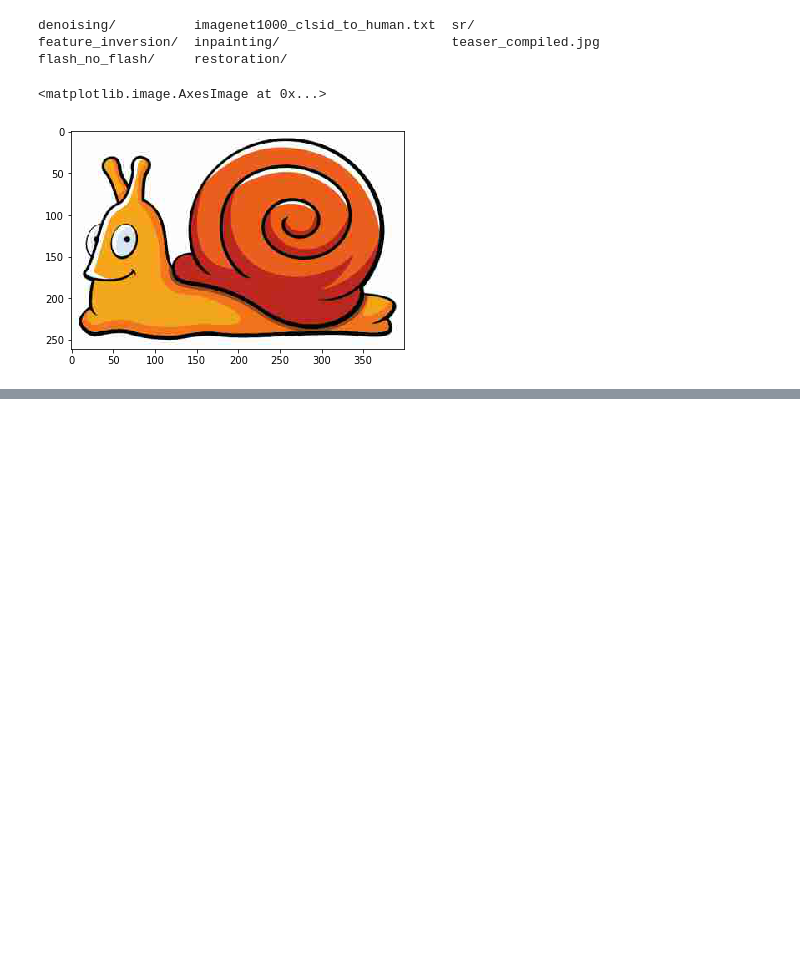
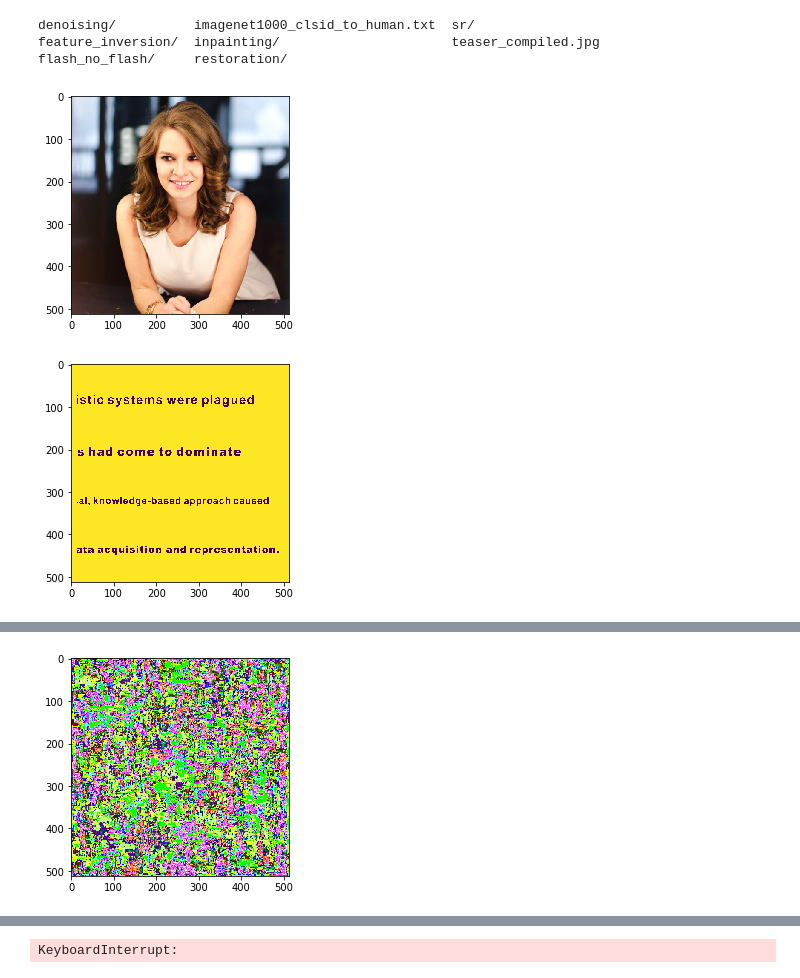
Before and after one commit to motykatomasz/DeepImagePrior, a Jupyter notebook: DeepImagePrior.ipynb, the cells around one changed output, grey strips where cells are left out. Saved outputs shown, nothing was run; the diff lists cells and outputs as text; code cells hidden in the pictures; blank space fills up the shorter version.

Commit message:
allow training on the notebook

```diff
--- a/DeepImagePrior.ipynb
+++ b/DeepImagePrior.ipynb
@@ -75,6 +78,0 @@ from PIL import Image
-# %%
-img = Image.open("data/denoising/snail.jpg")
-plt.imshow(img)
-# %% [output]
-<matplotlib.image.AxesImage at 0x...>
-[figure, removed]
@@ -80,0 +87,50 @@ plt.imshow(img)
+# %%
+img_path = "data/kate.png"
+img = Image.open(img_path)
+imshow(asarray(img))
+
+mask_path = "data/kate_mask.png"
+mask = Image.open(mask_path)
+imshow(asarray(mask))
+
+x = image_to_tensor(img)
+mask = image_to_tensor(mask)
+
+net = UNet(inpaintingSettings)
+
+if torch.cuda.is_available():
+    net = net.cuda()
+
+mse = torch.nn.MSELoss()
+optimizer = optim.Adam(net.parameters(), lr=0.1)
+
+# Num of iters for training
+num_iters = 5000
+
+# Num of iters when to save image
+save_frequency = 250
+
+#Since we only have 1 image to train on, we set zero_gradienet once at the beginning
+optimizer.zero_grad()
+
+z0 = z(shape=(img.height, img.width), channels=32)
+
+for i in range(num_iters):
+    output = net(z0)
+
+    # Optimizer
+    loss = torch.sum(torch.mul((output - x), mask)**2)
+    # loss = mse(output * mask, x * mask)
+    loss.backward()
+    optimizer.step()
+
+    print('Step :{}, Loss: {}'.format(i, loss.data.cpu()))
+
+
+    if i % save_frequency == 0:
+        out_img = tensor_to_image(output)
+        imshow(asarray(out_img))
+        print('OUTPUT IMAGE')
+# %% [output]
+[figure, added]
+[figure, added]
@@ -80,0 +138 @@ plt.imshow(img)
+[figure, added]
@@ -80,0 +156 @@ plt.imshow(img)
+KeyboardInterrupt:
```
Also changed, not shown: parts of 5 cells of this notebook, 1 other file.
